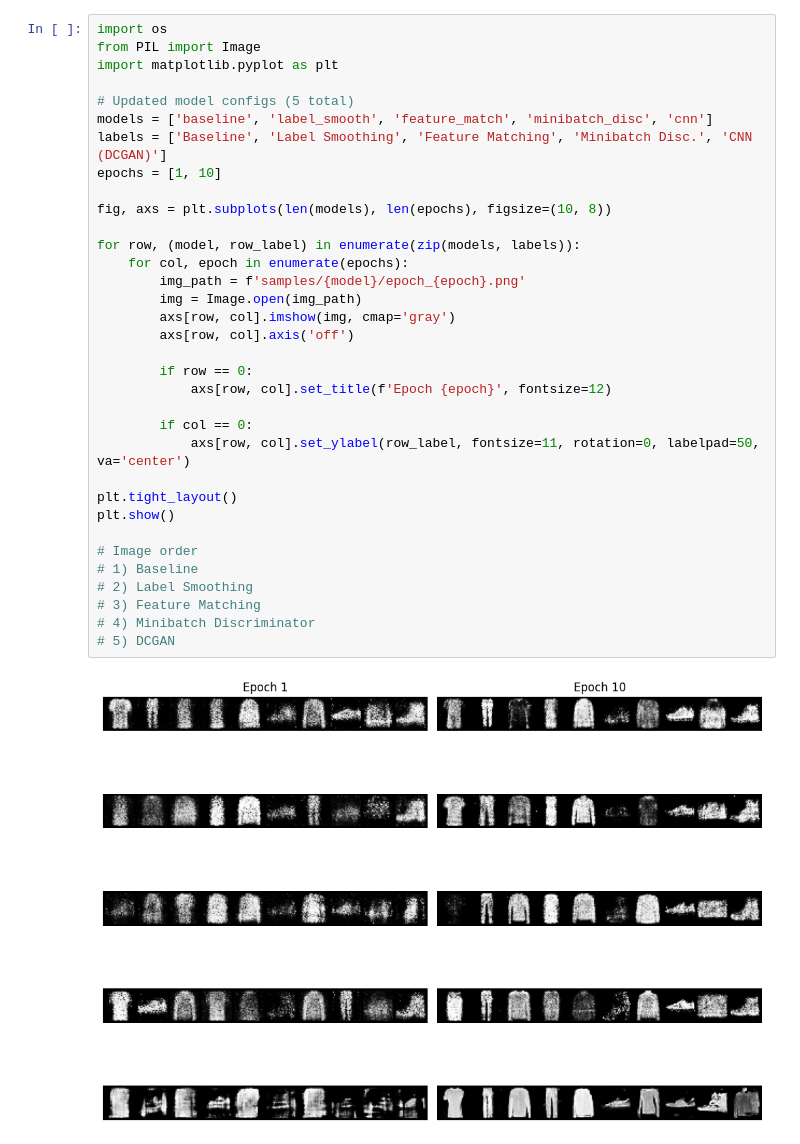
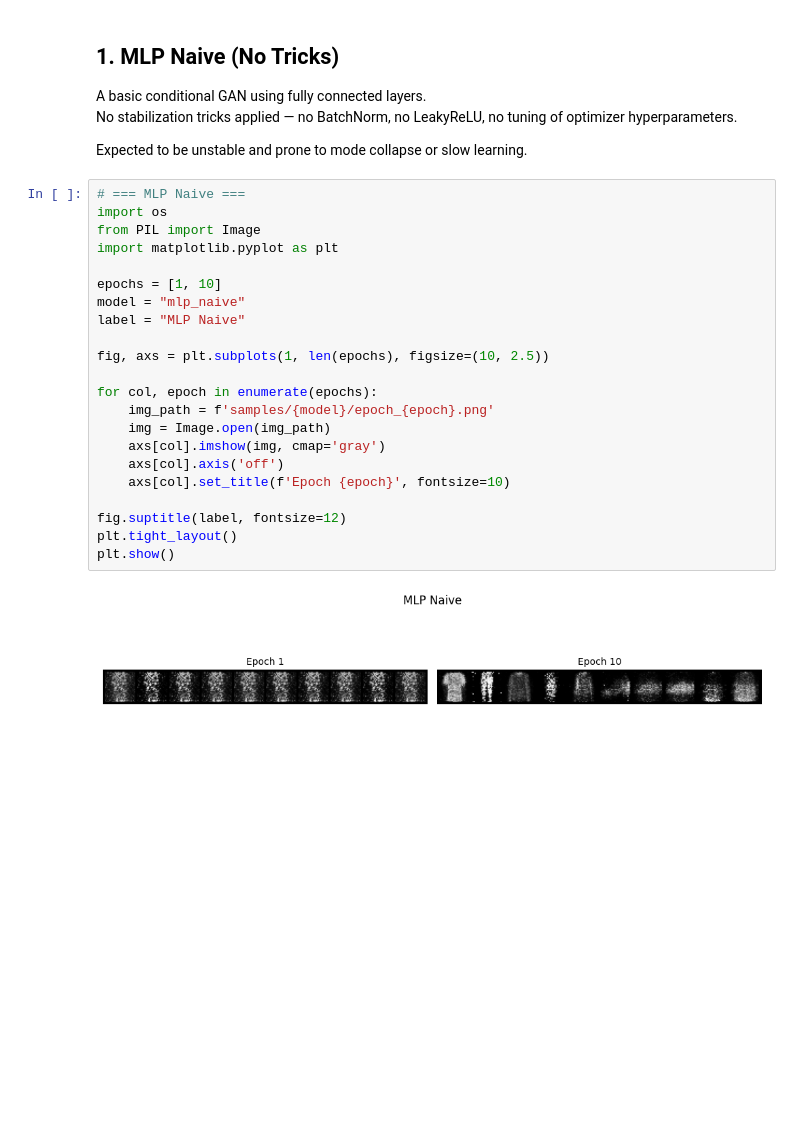
Before and after one commit to acesmeci/fashionably-late-gan, a Jupyter notebook: visualize_results.ipynb, the cells around one changed output. Cells and saved outputs as stored; diff of their text form; blank space fills up the shorter version.

Commit message:
Final demo version: Simplified to 3 MLP variants + 1 DCGAN, removed old models, added clear visualizations and updated README

```diff
--- a/visualize_results.ipynb
+++ b/visualize_results.ipynb
@@ -1,36 +40,31 @@
+# %% [markdown]
+## 1. MLP Naive (No Tricks)
+
+A basic conditional GAN using fully connected layers.
+No stabilization tricks applied — no BatchNorm, no LeakyReLU, no tuning of optimizer hyperparameters.
+
+Expected to be unstable and prone to mode collapse or slow learning.
 # %%
+# === MLP Naive ===
 import os
 from PIL import Image
 import matplotlib.pyplot as plt
 
-# Updated model configs (5 total)
-models = ['baseline', 'label_smooth', 'feature_match', 'minibatch_disc', 'cnn']
-labels = ['Baseline', 'Label Smoothing', 'Feature Matching', 'Minibatch Disc.', 'CNN (DCGAN)']
 epochs = [1, 10]
+model = "mlp_naive"
+label = "MLP Naive"
 
-fig, axs = plt.subplots(len(models), len(epochs), figsize=(10, 8))
+fig, axs = plt.subplots(1, len(epochs), figsize=(10, 2.5))
 
-for row, (model, row_label) in enumerate(zip(models, labels)):
-    for col, epoch in enumerate(epochs):
-        img_path = f'samples/{model}/epoch_{epoch}.png'
-        img = Image.open(img_path)
-        axs[row, col].imshow(img, cmap='gray')
-        axs[row, col].axis('off')
+for col, epoch in enumerate(epochs):
+    img_path = f'samples/{model}/epoch_{epoch}.png'
+    img = Image.open(img_path)
+    axs[col].imshow(img, cmap='gray')
+    axs[col].axis('off')
+    axs[col].set_title(f'Epoch {epoch}', fontsize=10)
 
-        if row == 0:
-            axs[row, col].set_title(f'Epoch {epoch}', fontsize=12)
-
-        if col == 0:
-            axs[row, col].set_ylabel(row_label, fontsize=11, rotation=0, labelpad=50, va='center')
-
+fig.suptitle(label, fontsize=12)
 plt.tight_layout()
 plt.show()
-
-# Image order
-# 1) Baseline
-# 2) Label Smoothing
-# 3) Feature Matching
-# 4) Minibatch Discriminator
-# 5) DCGAN
 # %% [output]
-[figure, old version]
+[figure, new version]
```
Also changed, not shown: parts of 9 cells of this notebook, 13 other files.
